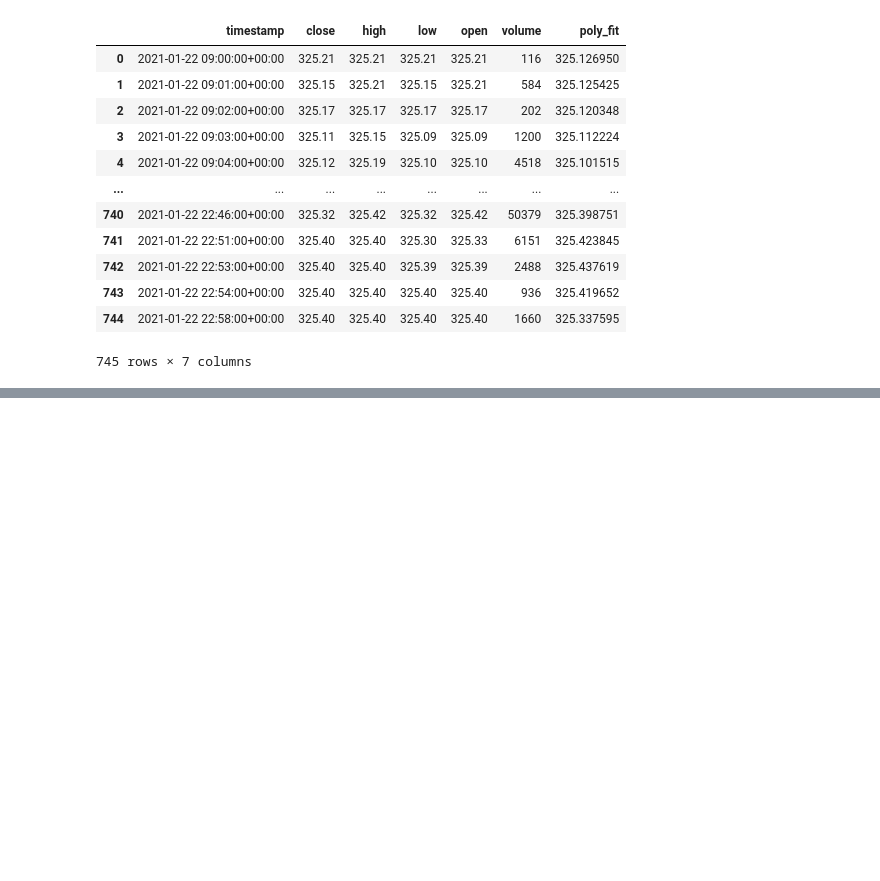
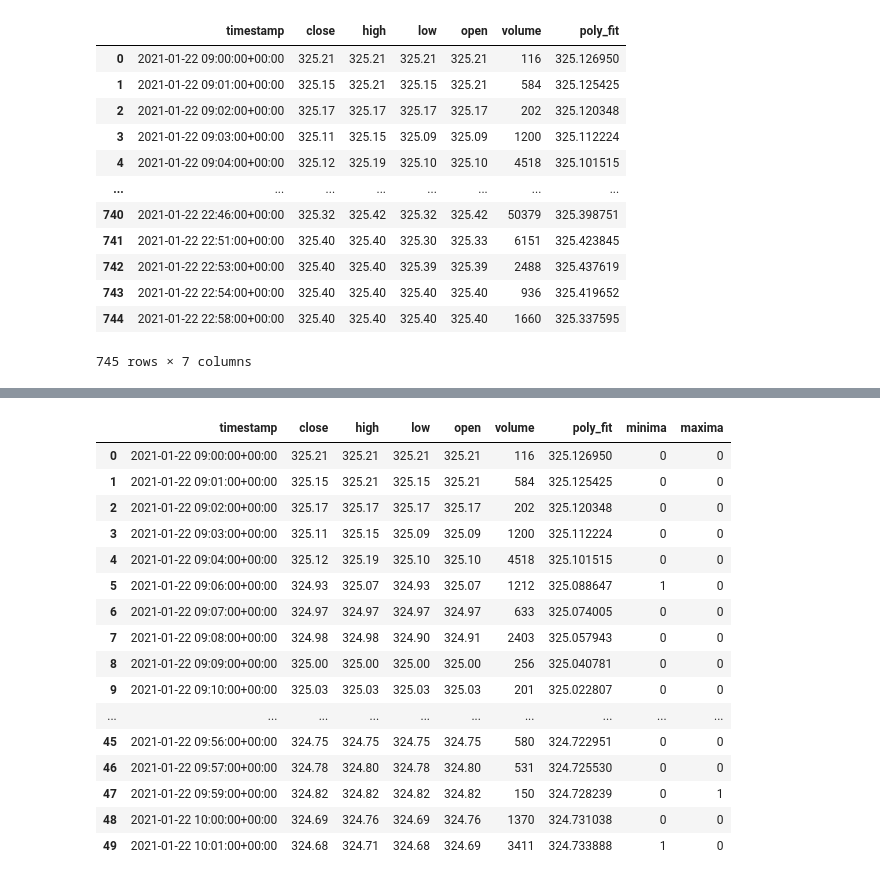
Before and after one commit to dahmadi/TheTrendIsYourFriend, a Jupyter notebook: TrendIsYourFriend.ipynb, the cells around one changed output, grey strips where cells are left out. Cells and saved outputs as stored; diff of their text form; code cells hidden in the pictures; blank space fills up the shorter version.

Commit message:
added min/max colums to dataframe

```diff
--- a/TrendIsYourFriend.ipynb
+++ b/TrendIsYourFriend.ipynb
@@ -207,3 +207,12 @@ updated_ticker_data
 | 743 | 2021-01-22 22:54:00+00:00 | 325.40 | 325.40 | 325.40 | 325.40 | 936 | 325.419652 |
 | 744 | 2021-01-22 22:58:00+00:00 | 325.40 | 325.40 | 325.40 | 325.40 | 1660 | 325.337595 |
 745 rows × 7 columns
+# %%
+# Add 'minima' column to the DataFrame
+updated_ticker_data['minima'] = 0  # Initialize 'minima' column with zeros
+
+# Mark rows with local minima as 1 in the 'minima' column
+for index in minima_indices:
+    updated_ticker_data.at[index, 'minima'] = 1
+
+updated_ticker_data.head(50)
@@ -209,0 +237,27 @@ updated_ticker_data
+# %%
+# Add 'maxima' column to the DataFrame
+updated_ticker_data['maxima'] = 0  # Initialize 'maxima' column with zeros
+
+# Mark rows with local minima as 1 in the 'minima' column
+for index in maxima_indices:
+    updated_ticker_data.at[index, 'maxima'] = 1
+
+updated_ticker_data.head(50)
+# %% [output]
+|  | timestamp | close | high | low | open | volume | poly_fit | minima | maxima |
+| 0 | 2021-01-22 09:00:00+00:00 | 325.21 | 325.21 | 325.21 | 325.21 | 116 | 325.126950 | 0 | 0 |
+| 1 | 2021-01-22 09:01:00+00:00 | 325.15 | 325.21 | 325.15 | 325.21 | 584 | 325.125425 | 0 | 0 |
+| 2 | 2021-01-22 09:02:00+00:00 | 325.17 | 325.17 | 325.17 | 325.17 | 202 | 325.120348 | 0 | 0 |
+| 3 | 2021-01-22 09:03:00+00:00 | 325.11 | 325.15 | 325.09 | 325.09 | 1200 | 325.112224 | 0 | 0 |
+| 4 | 2021-01-22 09:04:00+00:00 | 325.12 | 325.19 | 325.10 | 325.10 | 4518 | 325.101515 | 0 | 0 |
+| 5 | 2021-01-22 09:06:00+00:00 | 324.93 | 325.07 | 324.93 | 325.07 | 1212 | 325.088647 | 1 | 0 |
+| 6 | 2021-01-22 09:07:00+00:00 | 324.97 | 324.97 | 324.97 | 324.97 | 633 | 325.074005 | 0 | 0 |
+| 7 | 2021-01-22 09:08:00+00:00 | 324.98 | 324.98 | 324.90 | 324.91 | 2403 | 325.057943 | 0 | 0 |
+| 8 | 2021-01-22 09:09:00+00:00 | 325.00 | 325.00 | 325.00 | 325.00 | 256 | 325.040781 | 0 | 0 |
+| 9 | 2021-01-22 09:10:00+00:00 | 325.03 | 325.03 | 325.03 | 325.03 | 201 | 325.022807 | 0 | 0 |
+| ... | ... | ... | ... | ... | ... | ... | ... | ... | ... |
+| 45 | 2021-01-22 09:56:00+00:00 | 324.75 | 324.75 | 324.75 | 324.75 | 580 | 324.722951 | 0 | 0 |
+| 46 | 2021-01-22 09:57:00+00:00 | 324.78 | 324.80 | 324.78 | 324.80 | 531 | 324.725530 | 0 | 0 |
+| 47 | 2021-01-22 09:59:00+00:00 | 324.82 | 324.82 | 324.82 | 324.82 | 150 | 324.728239 | 0 | 1 |
+| 48 | 2021-01-22 10:00:00+00:00 | 324.69 | 324.76 | 324.69 | 324.76 | 1370 | 324.731038 | 0 | 0 |
+| 49 | 2021-01-22 10:01:00+00:00 | 324.68 | 324.71 | 324.68 | 324.69 | 3411 | 324.733888 | 1 | 0 |
```
Also changed, not shown: parts of 1 cell of this notebook.
